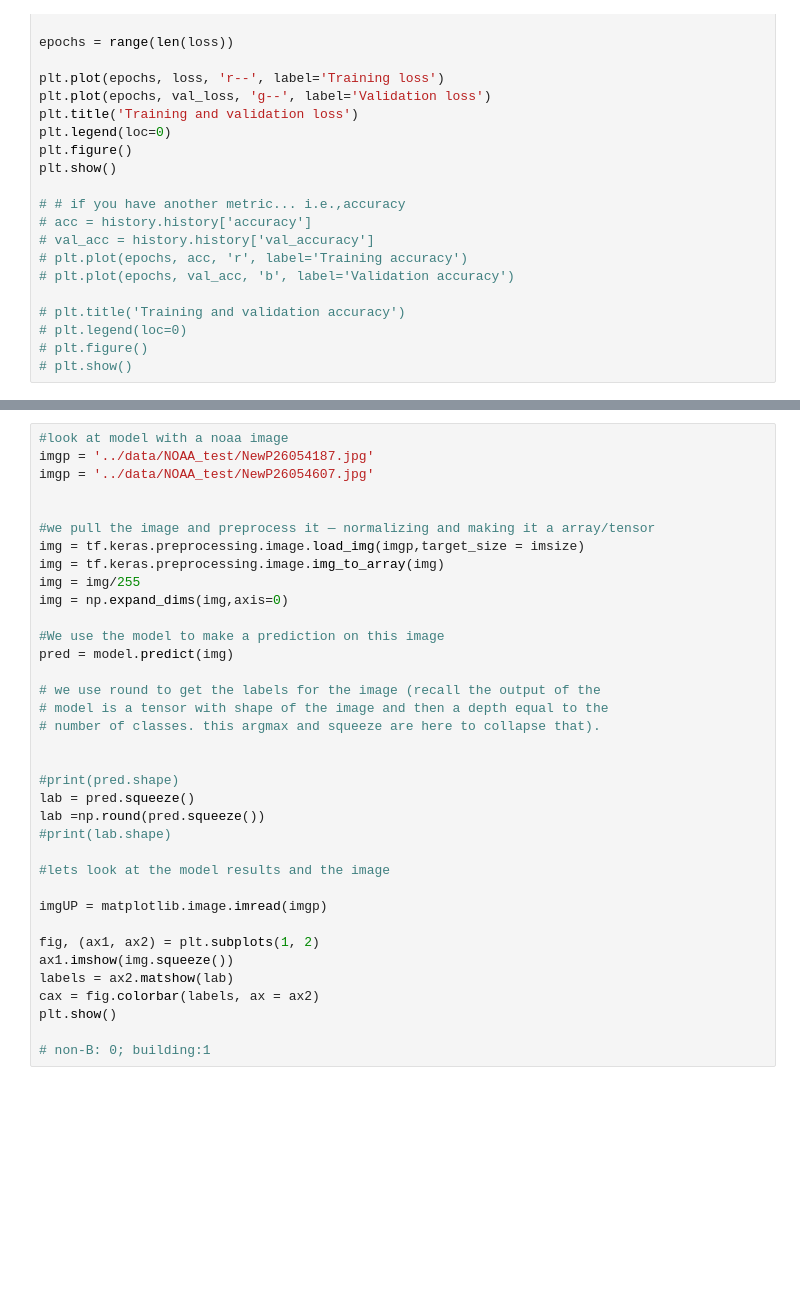
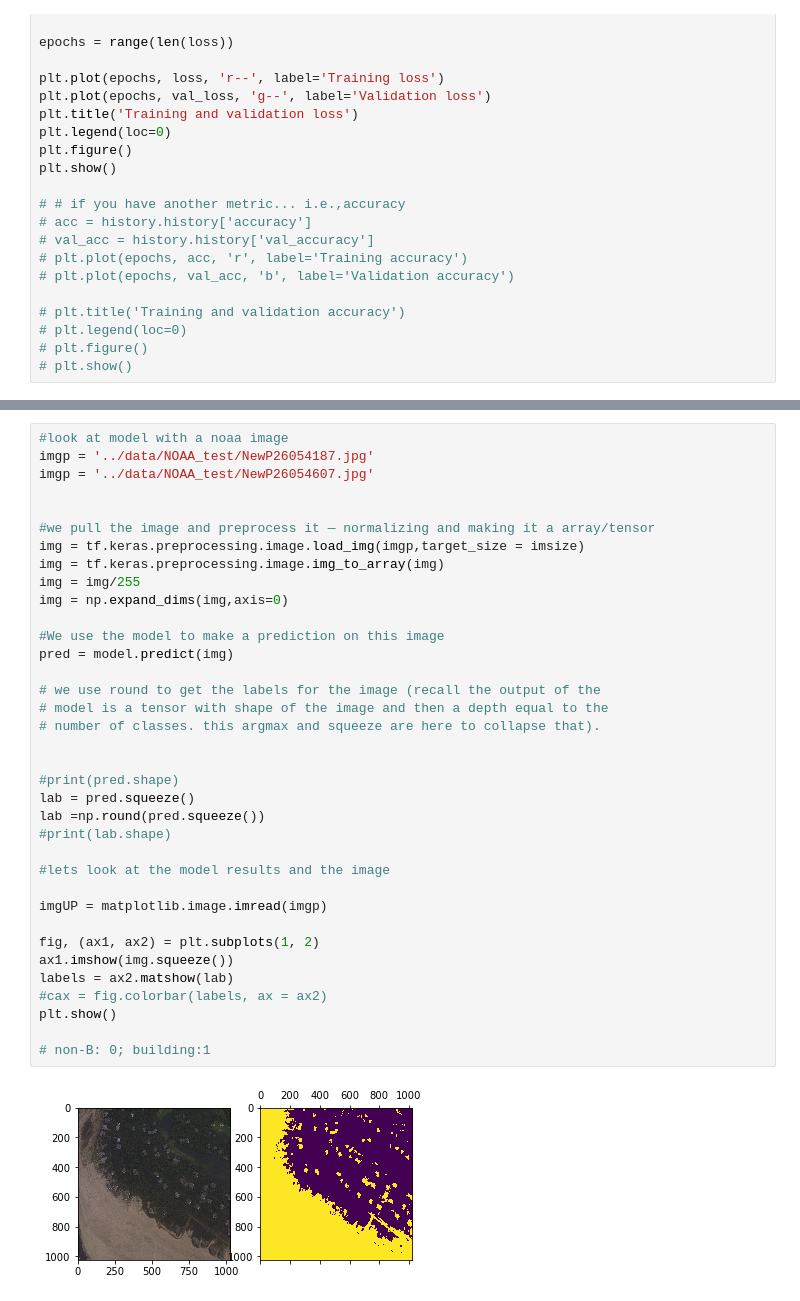
Before and after one commit to ebgoldstein/BuildingUNET, a Jupyter notebook: src/INRIA_Unet.ipynb, the cells around one changed output, grey strips where cells are left out. Saved outputs shown, nothing was run; the diff lists cells and outputs as text; blank space fills up the shorter version.

```diff
--- a/src/INRIA_Unet.ipynb
+++ b/src/INRIA_Unet.ipynb
@@ -381,31 +398,33 @@ imgp = '../data/NOAA_test/NewP26054607.jpg'
 
 #we pull the image and preprocess it — normalizing and making it a array/tensor
 img = tf.keras.preprocessing.image.load_img(imgp,target_size = imsize)
 img = tf.keras.preprocessing.image.img_to_array(img)
 img = img/255
 img = np.expand_dims(img,axis=0)
 
 #We use the model to make a prediction on this image
 pred = model.predict(img)
 
 # we use round to get the labels for the image (recall the output of the
 # model is a tensor with shape of the image and then a depth equal to the
 # number of classes. this argmax and squeeze are here to collapse that).
 
 
 #print(pred.shape)
 lab = pred.squeeze()
 lab =np.round(pred.squeeze())
 #print(lab.shape)
 
 #lets look at the model results and the image
 
 imgUP = matplotlib.image.imread(imgp)
 
 fig, (ax1, ax2) = plt.subplots(1, 2)
 ax1.imshow(img.squeeze())
 labels = ax2.matshow(lab)
-cax = fig.colorbar(labels, ax = ax2)
+#cax = fig.colorbar(labels, ax = ax2)
 plt.show()
 
 # non-B: 0; building:1
+# %% [output]
+[figure, added]
```
Also changed, not shown: parts of 5 cells of this notebook, 1 other file.
